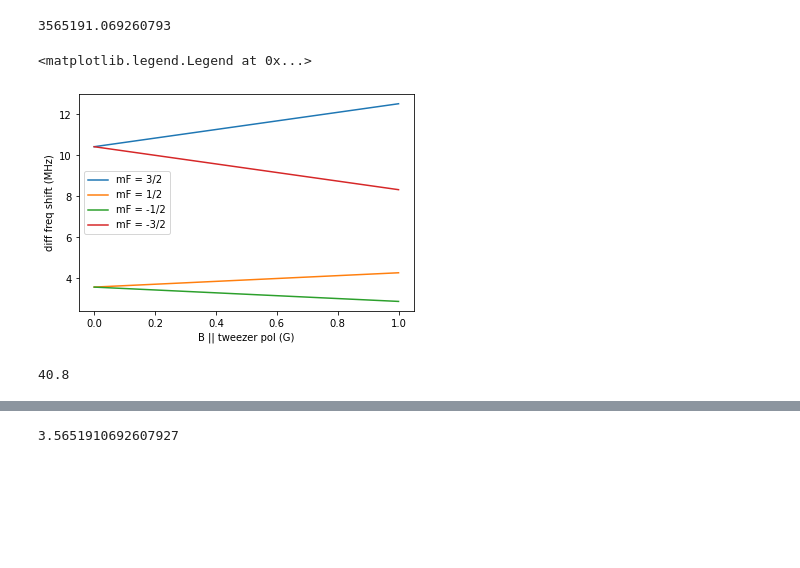
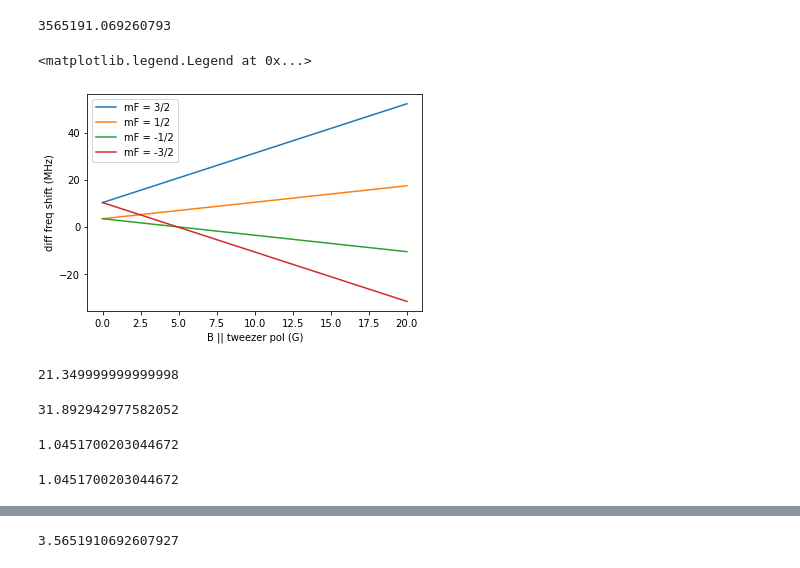
Before and after one commit to KaufmanLabJILA/Analysis_code_Yb, a Jupyter notebook: Yb_notebooks/atom_calculations/zeeman_splittings.ipynb, the cells around one changed output, grey strips where cells are left out. Cells and saved outputs as stored; diff of their text form; code cells hidden in the pictures; blank space fills up the shorter version.

```diff
--- a/Yb_notebooks/atom_calculations/zeeman_splittings.ipynb
+++ b/Yb_notebooks/atom_calculations/zeeman_splittings.ipynb
@@ -56,18 +58,30 @@ def freq_shift(f,mf,B,P0,w0):
     dfT = tweezer_depth_e(f,mf,P0,w0) - tweezer_depth_g(P0,w0)
     return dfB + dfT
 # %%
-Bs = np.linspace(0, 1e-4, 100)
+Bs = np.linspace(0, 20e-4, 100)
 plt.plot(Bs*1e4, freq_shift(3/2,3/2,Bs,6e-3,460e-9)/(1e6), label='mF = 3/2')
 plt.plot(Bs*1e4, freq_shift(3/2,1/2,Bs,6e-3,460e-9)/(1e6), label='mF = 1/2')
 plt.plot(Bs*1e4, freq_shift(3/2,-1/2,Bs,6e-3,460e-9)/(1e6), label='mF = -1/2')
 plt.plot(Bs*1e4, freq_shift(3/2,-3/2,Bs,6e-3,460e-9)/(1e6), label='mF = -3/2')
 plt.xlabel('B || tweezer pol (G)')
 plt.ylabel('diff freq shift (MHz)')
 plt.legend()
 # %% [output]
 <matplotlib.legend.Legend at 0x...>
-[figure, old version]
+[figure, new version]
-# %%
-124.6-83.8
-# %% [output]
-40.8
+# %%
+fieldCal*3.5
+# %% [output]
+21.349999999999998
+# %%
+freq_shift(3/2,3/2,21.35e-4,(0.9/3.07)*6e-3,460e-9)/(1e6) - freq_shift(3/2,1/2,21.35e-4,(0.9/3.07)*6e-3,460e-9)/(1e6)
+# %% [output]
+31.892942977582052
+# %%
+freq_shift(3/2,1/2,0,(0.9/3.07)*6e-3,460e-9)/(1e6)
+# %% [output]
+1.0451700203044672
+# %%
+freq_shift(3/2,1/2,0,(0.9/3.07)*6e-3,460e-9)/(1e6)
+# %% [output]
+1.0451700203044672
```
Also changed, not shown: parts of 5 cells of this notebook, 5 other files.
